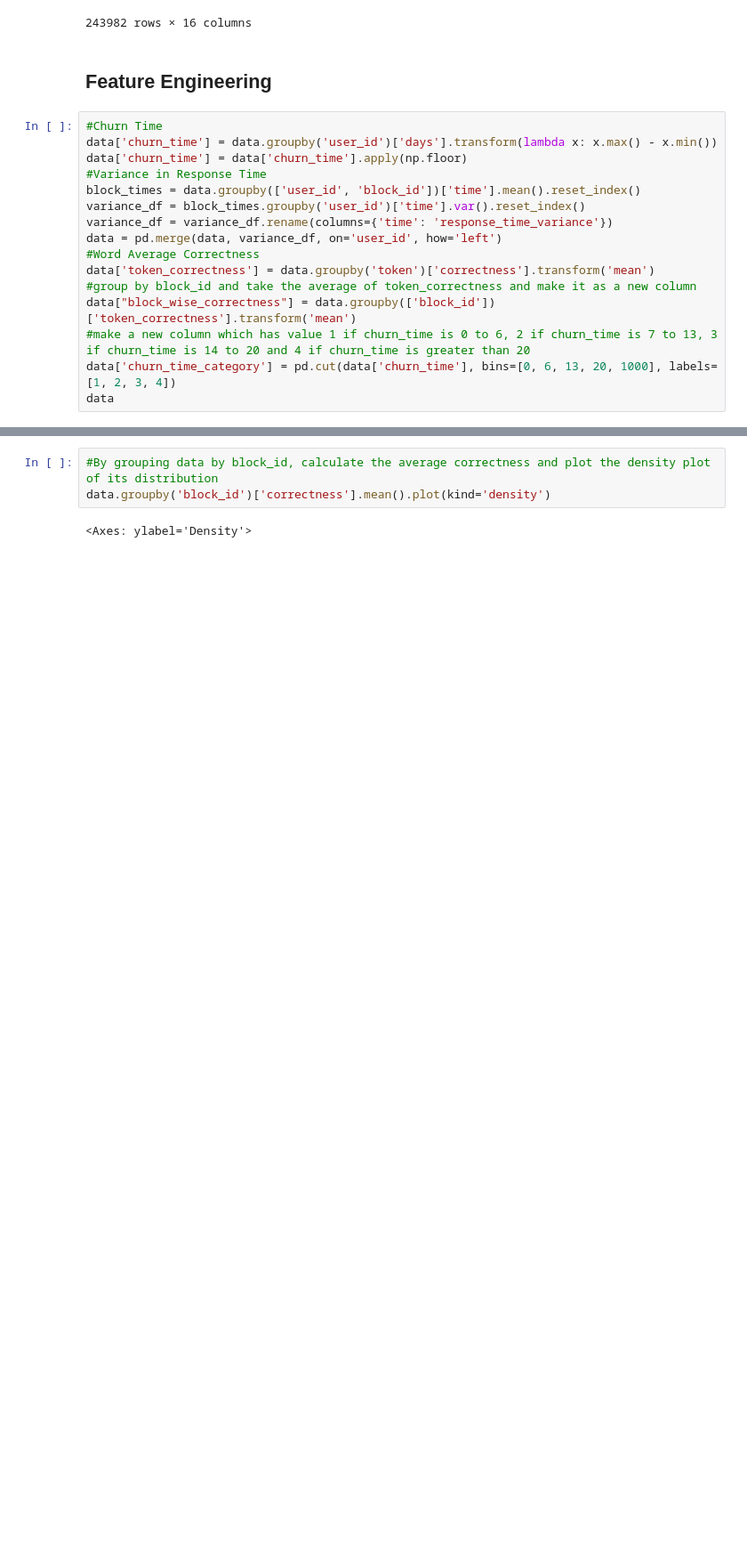
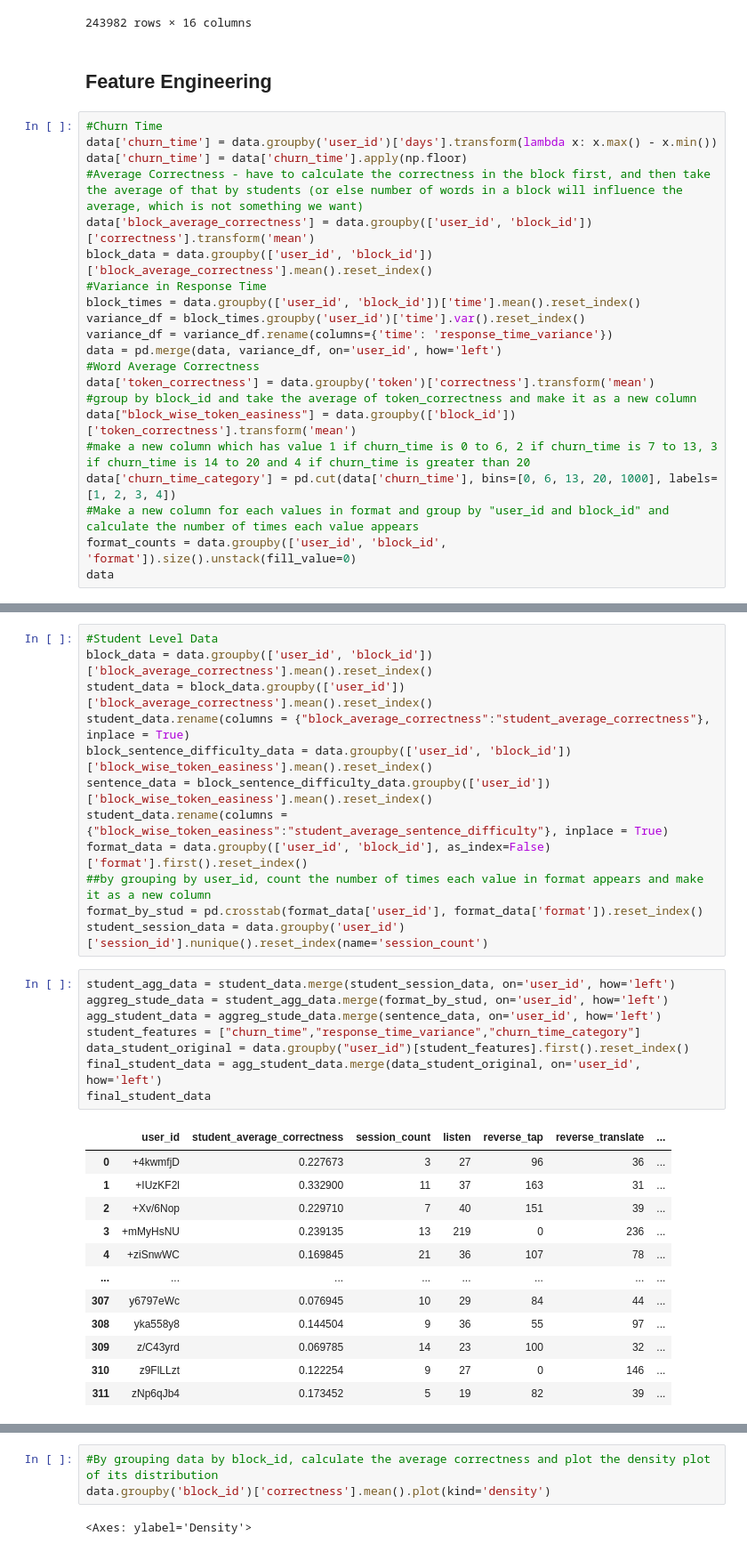
Before and after one commit to Kazf28/CS129-Duolingo, a Jupyter notebook: Data_Wrangling_Main.ipynb, the cells around one changed output, grey strips where cells are left out. Shown at 89% size. Drawn from its saved outputs; the diff is of its cells as text; blank space fills up the shorter version.

Commit message:
updated data

```diff
--- a/Data_Wrangling_Main.ipynb
+++ b/Data_Wrangling_Main.ipynb
@@ -27,6 +27,9 @@ data
 #Churn Time
 data['churn_time'] = data.groupby('user_id')['days'].transform(lambda x: x.max() - x.min())
 data['churn_time'] = data['churn_time'].apply(np.floor)
+#Average Correctness - have to calculate the correctness in the block first, and then take the average of that by students (or else number of words in a block will influence the average, which is not something we want)
+data['block_average_correctness'] = data.groupby(['user_id', 'block_id'])['correctness'].transform('mean')
+block_data = data.groupby(['user_id', 'block_id'])['block_average_correctness'].mean().reset_index()
 #Variance in Response Time
 block_times = data.groupby(['user_id', 'block_id'])['time'].mean().reset_index()
 variance_df = block_times.groupby('user_id')['time'].var().reset_index()
@@ -35,9 +38,11 @@ data = pd.merge(data, variance_df, on='user_id', how='left')
 #Word Average Correctness
 data['token_correctness'] = data.groupby('token')['correctness'].transform('mean')
 #group by block_id and take the average of token_correctness and make it as a new column
-data["block_wise_correctness"] = data.groupby(['block_id'])['token_correctness'].transform('mean')
+data["block_wise_token_easiness"] = data.groupby(['block_id'])['token_correctness'].transform('mean')
 #make a new column which has value 1 if churn_time is 0 to 6, 2 if churn_time is 7 to 13, 3 if churn_time is 14 to 20 and 4 if churn_time is greater than 20
 data['churn_time_category'] = pd.cut(data['churn_time'], bins=[0, 6, 13, 20, 1000], labels=[1, 2, 3, 4])
+#Make a new column for each values in format and group by "user_id and block_id" and calculate the number of times each value appears
+format_counts = data.groupby(['user_id', 'block_id', 'format']).size().unstack(fill_value=0)
 data
 # %% [output]
 |  | block_id | token_id | token | pos | features | dep_rel | dep_parent | correctness | user_id | format | ... |
@@ -81,0 +87,33 @@ data
+# %%
+#Student Level Data
+block_data = data.groupby(['user_id', 'block_id'])['block_average_correctness'].mean().reset_index()
+student_data = block_data.groupby(['user_id'])['block_average_correctness'].mean().reset_index()
+student_data.rename(columns = {"block_average_correctness":"student_average_correctness"}, inplace = True)
+block_sentence_difficulty_data = data.groupby(['user_id', 'block_id'])['block_wise_token_easiness'].mean().reset_index()
+sentence_data = block_sentence_difficulty_data.groupby(['user_id'])['block_wise_token_easiness'].mean().reset_index()
+student_data.rename(columns = {"block_wise_token_easiness":"student_average_sentence_difficulty"}, inplace = True)
+format_data = data.groupby(['user_id', 'block_id'], as_index=False)['format'].first().reset_index()
+##by grouping by user_id, count the number of times each value in format appears and make it as a new column
+format_by_stud = pd.crosstab(format_data['user_id'], format_data['format']).reset_index()
+student_session_data = data.groupby('user_id')['session_id'].nunique().reset_index(name='session_count')
+# %%
+student_agg_data = student_data.merge(student_session_data, on='user_id', how='left')
+aggreg_stude_data = student_agg_data.merge(format_by_stud, on='user_id', how='left')
+agg_student_data = aggreg_stude_data.merge(sentence_data, on='user_id', how='left')
+student_features = ["churn_time","response_time_variance","churn_time_category"]
+data_student_original = data.groupby("user_id")[student_features].first().reset_index()
+final_student_data = agg_student_data.merge(data_student_original, on='user_id', how='left')
+final_student_data
+# %% [output]
+|  | user_id | student_average_correctness | session_count | listen | reverse_tap | reverse_translate | ... |
+| 0 | +4kwmfjD | 0.227673 | 3 | 27 | 96 | 36 | ... |
+| 1 | +IUzKF2l | 0.332900 | 11 | 37 | 163 | 31 | ... |
+| 2 | +Xv/6Nop | 0.229710 | 7 | 40 | 151 | 39 | ... |
+| 3 | +mMyHsNU | 0.239135 | 13 | 219 | 0 | 236 | ... |
+| 4 | +ziSnwWC | 0.169845 | 21 | 36 | 107 | 78 | ... |
+| ... | ... | ... | ... | ... | ... | ... | ... |
+| 307 | y6797eWc | 0.076945 | 10 | 29 | 84 | 44 | ... |
+| 308 | yka558y8 | 0.144504 | 9 | 36 | 55 | 97 | ... |
+| 309 | z/C43yrd | 0.069785 | 14 | 23 | 100 | 32 | ... |
+| 310 | z9FlLLzt | 0.122254 | 9 | 27 | 0 | 146 | ... |
+| 311 | zNp6qJb4 | 0.173452 | 5 | 19 | 82 | 39 | ... |
```
Also changed, not shown: parts of 4 cells of this notebook, 6 other files.
